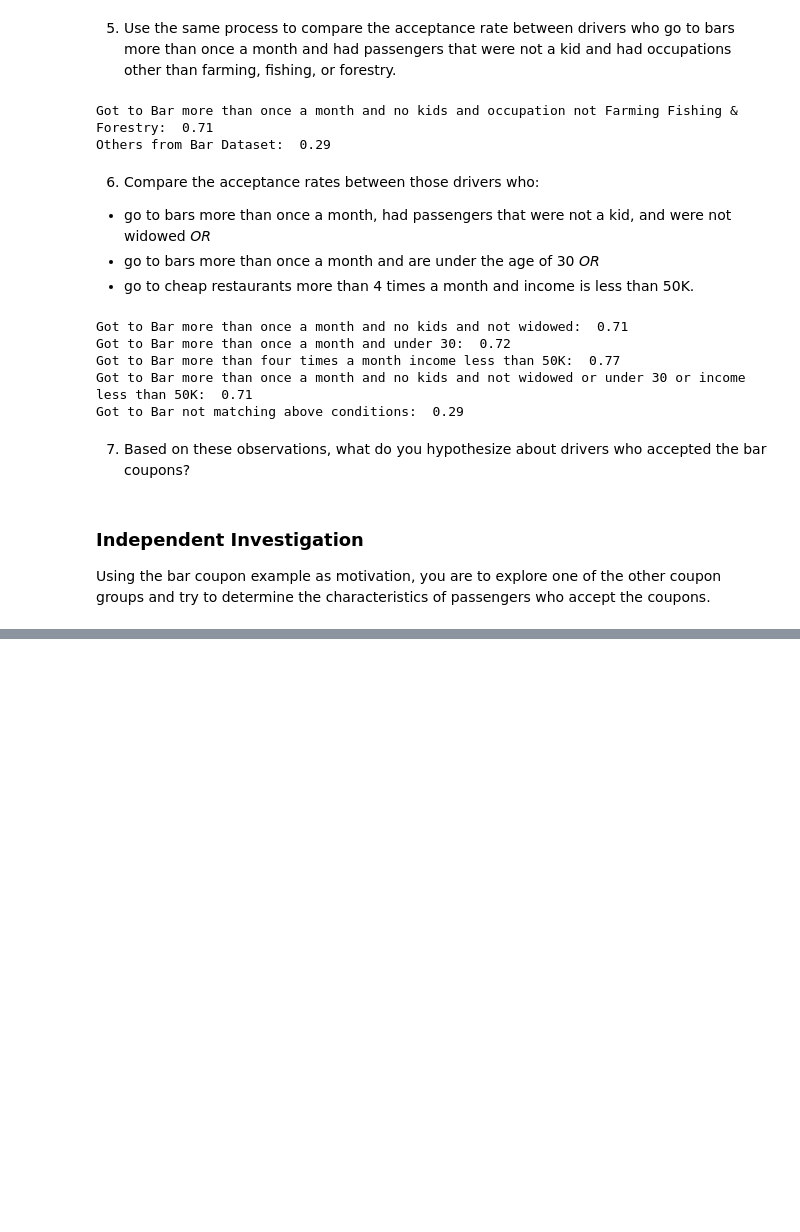
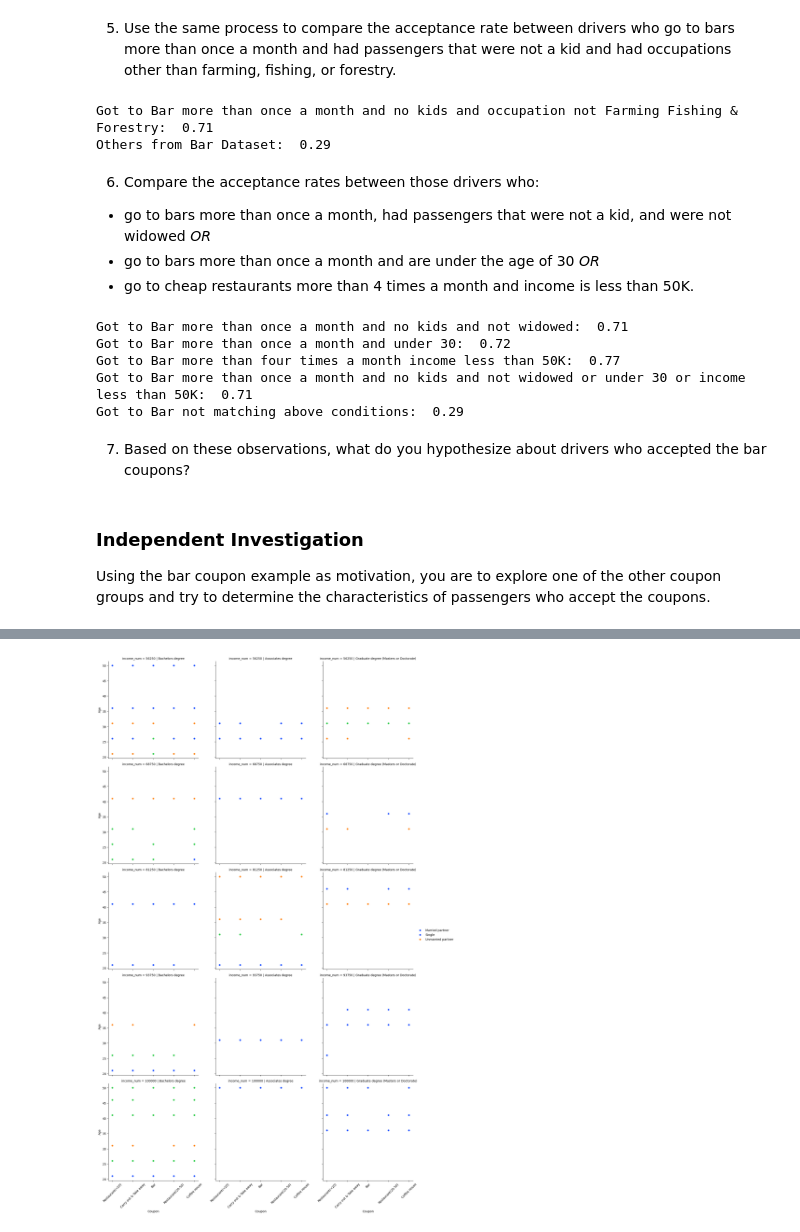
Before and after one commit to ArunKumarGanesan716/UC-B-Assignment-1, a Jupyter notebook: prompt.ipynb, the cells around one changed output, grey strips where cells are left out. Saved outputs shown, nothing was run; the diff lists cells and outputs as text; code cells hidden in the pictures; blank space fills up the shorter version.

```diff
--- a/prompt.ipynb
+++ b/prompt.ipynb
@@ -644,0 +749,40 @@ plt.show()
+# %%
+
+
+female_degree_over50K_not_unemployed = cleaned_data[
+    (cleaned_data["gender"] == 'Female') &
+    ~cleaned_data["income"].isin(['Less than $12500','$12500 - $24999','$25000 - $37499','$37500 - $49999']) &
+    cleaned_data["education"].isin(['Graduate degree (Masters or Doctorate)','Associates degree','Bachelors degree']) &
+    ~cleaned_data["occupation"].isin(['Unemployed','Retired']) &
+    (cleaned_data["Y"]== 1)
+]
+
+female_degree_over50K_not_unemployed = female_degree_over50K_not_unemployed[['coupon','has_children','education','maritalStatus','age','income','occupation','Y']]
+
+female_degree_over50K_not_unemployed['income_num'] = female_degree_over50K_not_unemployed['income'].map({'$50000 - $62499': 56250,
+                                                 '$62500 - $74999': 68750,
+                                                 '$75000 - $87499': 81250,
+                                                 '$87500 - $99999': 93750,
+                                                 '$100000 or More': 100000})
+
+
+female_degree_over50K_not_unemployed['age_num'] = female_degree_over50K_not_unemployed['age'].map({'below21': 18,
+                                                 '21': 21,
+                                                 '26': 26,
+                                                 '31': 31,
+                                                 '36': 36,
+                                                 '41': 41,
+                                                 '46': 46,
+                                                 '50plus': 50 })
+
+
+gr = sns.FacetGrid(female_degree_over50K_not_unemployed, row='income_num',col='education',height=5, aspect=1)
+gr.map_dataframe(sns.scatterplot, x='coupon', y='age_num',hue='maritalStatus',color='blue', palette='bright')
+gr.set_axis_labels('Coupon', 'Age')
+
+gr.set_titles(col_template="{col_name}")
+gr.tick_params(axis='x', rotation=45)
+gr.add_legend()
+plt.show()
+# %% [output]
+[figure, added]
```
Also changed, not shown: parts of 7 cells of this notebook.
